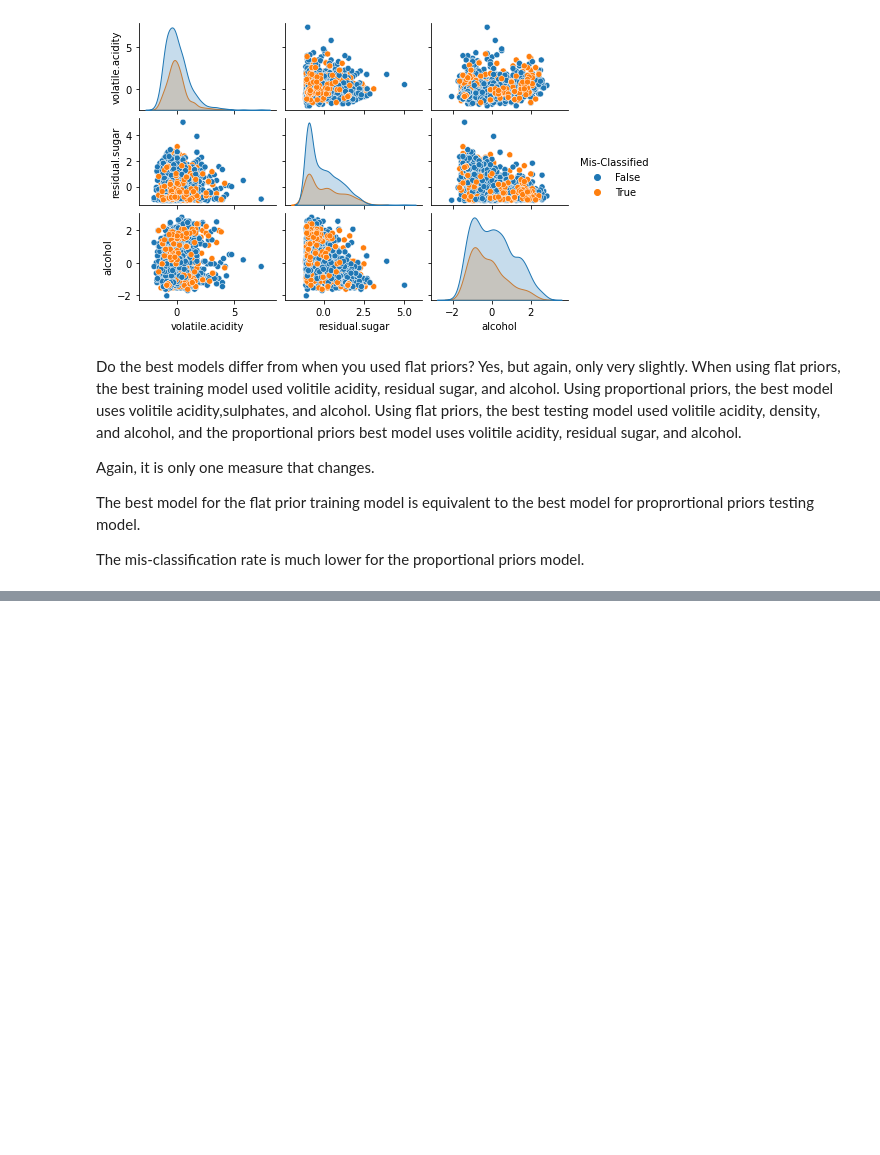
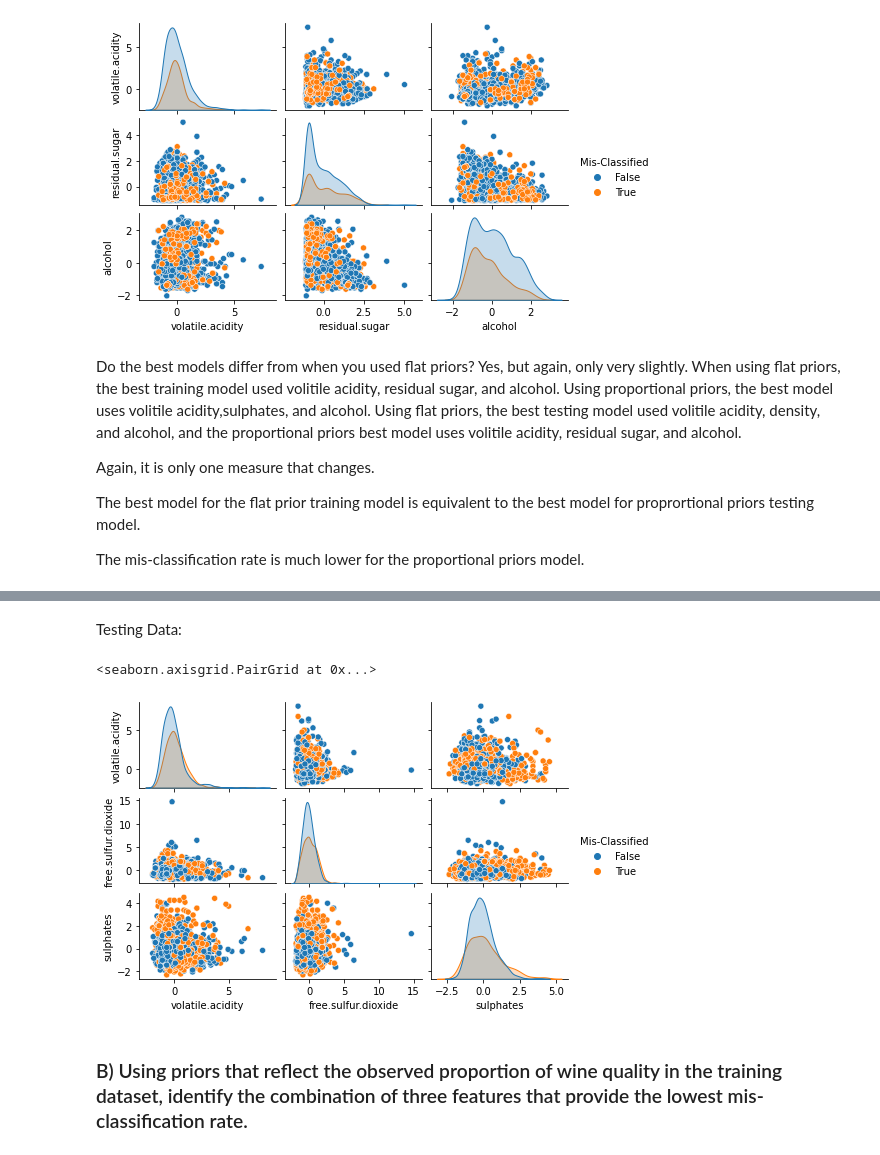
Before and after one commit to LaurenBassett/ds6040, a Jupyter notebook: Homework2/Homework2.ipynb, the cells around one changed output, grey strips where cells are left out. Drawn from its saved outputs; the diff is of its cells as text; code cells hidden in the pictures; blank space fills up the shorter version.

```diff
--- a/Homework2/Homework2.ipynb
+++ b/Homework2/Homework2.ipynb
@@ -394,0 +650,9 @@ The mis-classification rate is much lower for the proportional priors model.
+# %% [markdown]
+Testing Data:
+# %%
+QDA_best_misclass_train.misclass_pairplot()
+# %% [output]
+<seaborn.axisgrid.PairGrid at 0x...>
+[figure, added]
+# %% [markdown]
+### B) Using priors that reflect the observed proportion of wine quality in the training dataset, identify the combination of three features that provide the lowest mis-classification rate.
```
Also changed, not shown: parts of 31 cells of this notebook.
